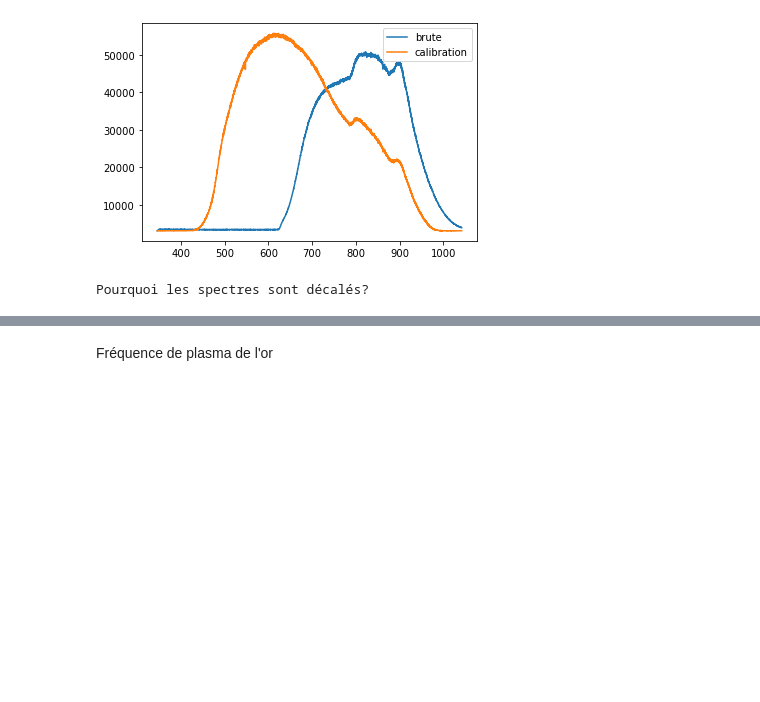
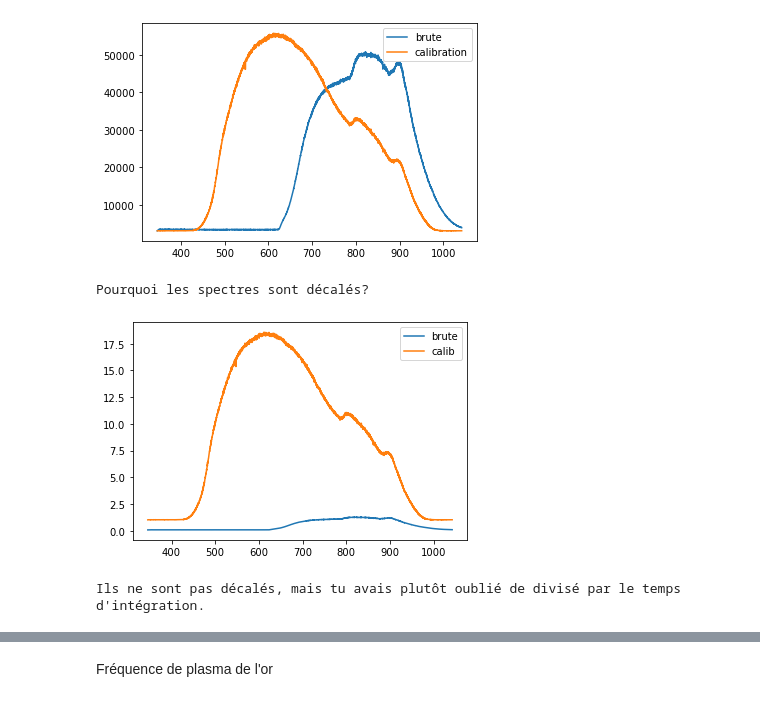
Before and after one commit to pierrotlamontagne/Github-labo-3, a Jupyter notebook: ABS/Analyse.ipynb, the cells around one changed output, grey strips where cells are left out. Cells and saved outputs as stored; diff of their text form; code cells hidden in the pictures; blank space fills up the shorter version.

```diff
--- a/ABS/Analyse.ipynb
+++ b/ABS/Analyse.ipynb
@@ -86,3 +86,13 @@ print("Pourquoi les spectres sont décalés?")
 Comparaison entre spectres GaSe brute et spectre de calibration
 [figure]
 Pourquoi les spectres sont décalés?
+# %%
+plt.plot(lamda_GaSe_brute,counts_GaSe_brute/int_time_brute, label = "brute")
+plt.plot(lamda_GaSe_calib,counts_GaSe_calib/int_time_calib, label = "calib")
+plt.legend()
+plt.show()
+
+print("Ils ne sont pas décalés, mais tu avais plutôt oublié de divisé par le temps d'intégration.")
+# %% [output]
+[figure, added]
+Ils ne sont pas décalés, mais tu avais plutôt oublié de divisé par le temps d'intégration.
```
Also changed, not shown: parts of 1 cell of this notebook, 1 other file.
